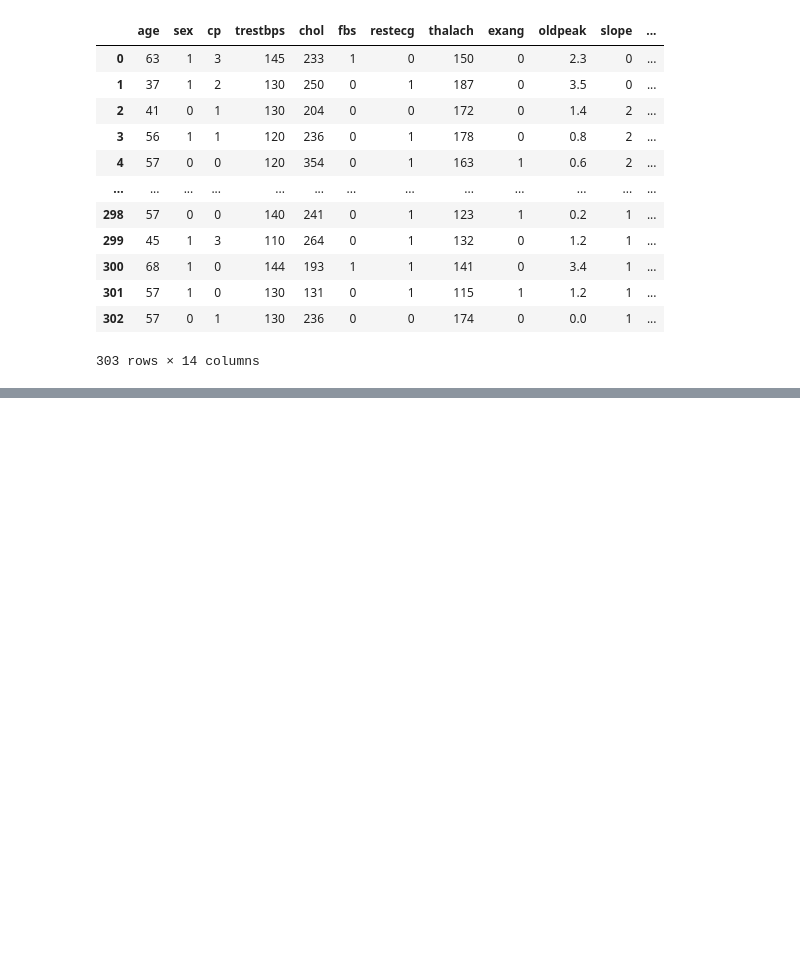
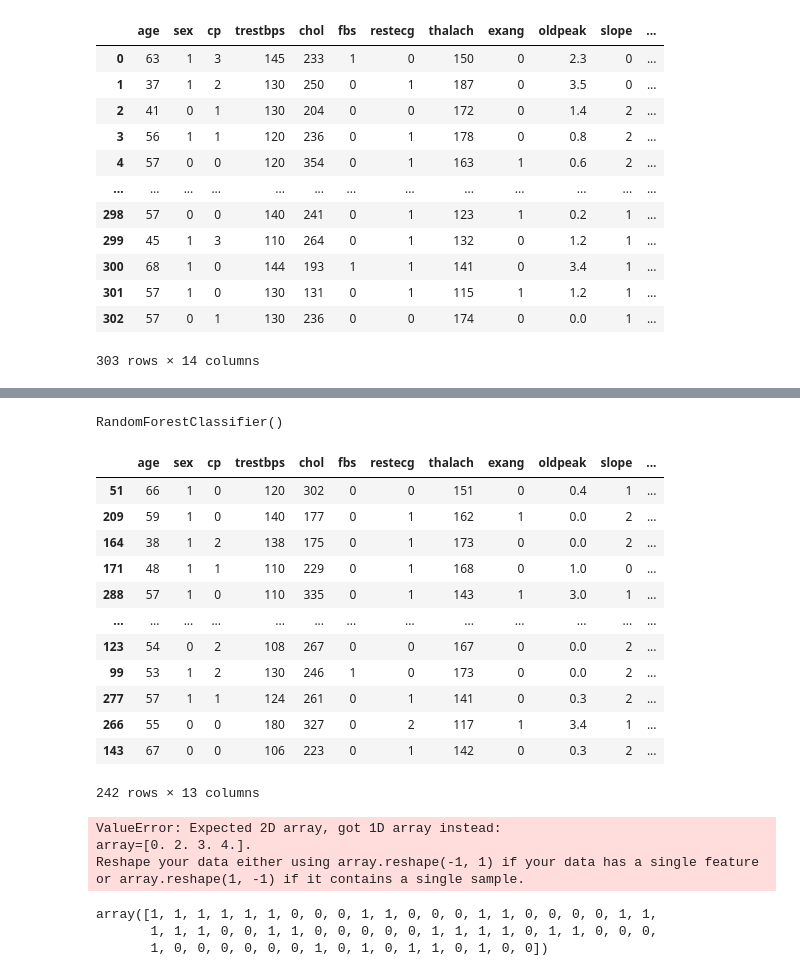
Before and after one commit to ShrishailChincholi/from-zero-to-aiml, a Jupyter notebook: ML/Scikit-learn/introducation-to-scikit-learn.ipynb, the cells around one changed output, grey strips where cells are left out. Saved outputs shown, nothing was run; the diff lists cells and outputs as text; code cells hidden in the pictures; blank space fills up the shorter version.

Commit message:
data traing and testing and get the score

```diff
--- a/ML/Scikit-learn/introducation-to-scikit-learn.ipynb
+++ b/ML/Scikit-learn/introducation-to-scikit-learn.ipynb
@@ -43,7 +45,7 @@ y = heart_disease["target"]
 # %%
 # 2. Choose the right model and hyperparameters
 from sklearn.ensemble import RandomForestClassifier
-clf = RandomForestClassifier()
+clf = RandomForestClassifier(n_estimators=100)
 
 # We'll keep the default hyperparameters
-clf.get_params_
+clf.get_params()
@@ -49,0 +72,39 @@ clf.get_params_
+# %%
+# 3. Fit the model to the training data
+from sklearn.model_selection import train_test_split
+
+x_train, x_test , y_train , y_test = train_test_split(x,y, test_size=0.2)
+# %%
+clf.fit(x_train, y_train)
+# %% [output]
+RandomForestClassifier()
+# %%
+x_train
+# %% [output]
+|  | age | sex | cp | trestbps | chol | fbs | restecg | thalach | exang | oldpeak | slope | ... |
+| 51 | 66 | 1 | 0 | 120 | 302 | 0 | 0 | 151 | 0 | 0.4 | 1 | ... |
+| 209 | 59 | 1 | 0 | 140 | 177 | 0 | 1 | 162 | 1 | 0.0 | 2 | ... |
+| 164 | 38 | 1 | 2 | 138 | 175 | 0 | 1 | 173 | 0 | 0.0 | 2 | ... |
+| 171 | 48 | 1 | 1 | 110 | 229 | 0 | 1 | 168 | 0 | 1.0 | 0 | ... |
+| 288 | 57 | 1 | 0 | 110 | 335 | 0 | 1 | 143 | 1 | 3.0 | 1 | ... |
+| ... | ... | ... | ... | ... | ... | ... | ... | ... | ... | ... | ... | ... |
+| 123 | 54 | 0 | 2 | 108 | 267 | 0 | 0 | 167 | 0 | 0.0 | 2 | ... |
+| 99 | 53 | 1 | 2 | 130 | 246 | 1 | 0 | 173 | 0 | 0.0 | 2 | ... |
+| 277 | 57 | 1 | 1 | 124 | 261 | 0 | 1 | 141 | 0 | 0.3 | 2 | ... |
+| 266 | 55 | 0 | 0 | 180 | 327 | 0 | 2 | 117 | 1 | 3.4 | 1 | ... |
+| 143 | 67 | 0 | 0 | 106 | 223 | 0 | 1 | 142 | 0 | 0.3 | 2 | ... |
+242 rows × 13 columns
+# %%
+#make a prediction
+y_label = clf.predict(np.array([0, 2, 3, 4]))
+# %% [output]
+ValueError: Expected 2D array, got 1D array instead:
+array=[0. 2. 3. 4.].
+Reshape your data either using array.reshape(-1, 1) if your data has a single feature or array.reshape(1, -1) if it contains a single sample.
+# %%
+y_preds = clf.predict(x_test)
+y_preds
+# %% [output]
+array([1, 1, 1, 1, 1, 1, 0, 0, 0, 1, 1, 0, 0, 0, 1, 1, 0, 0, 0, 0, 1, 1,
+       1, 1, 1, 0, 0, 1, 1, 0, 0, 0, 0, 0, 1, 1, 1, 1, 0, 1, 1, 0, 0, 0,
+       1, 0, 0, 0, 0, 0, 0, 1, 0, 1, 0, 1, 1, 0, 1, 0, 0])
```
Also changed, not shown: parts of 5 cells of this notebook.
